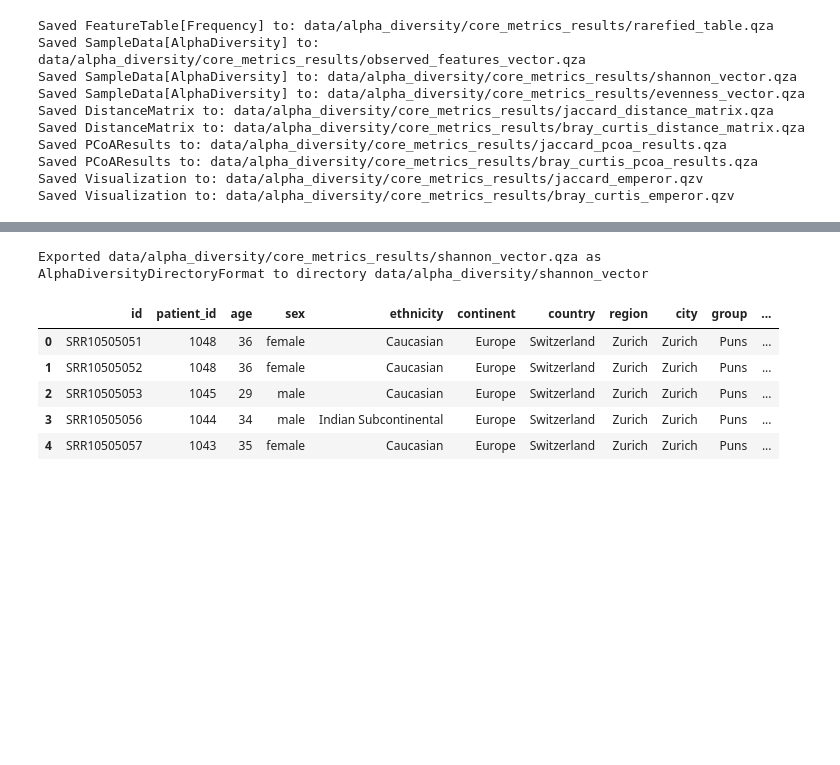
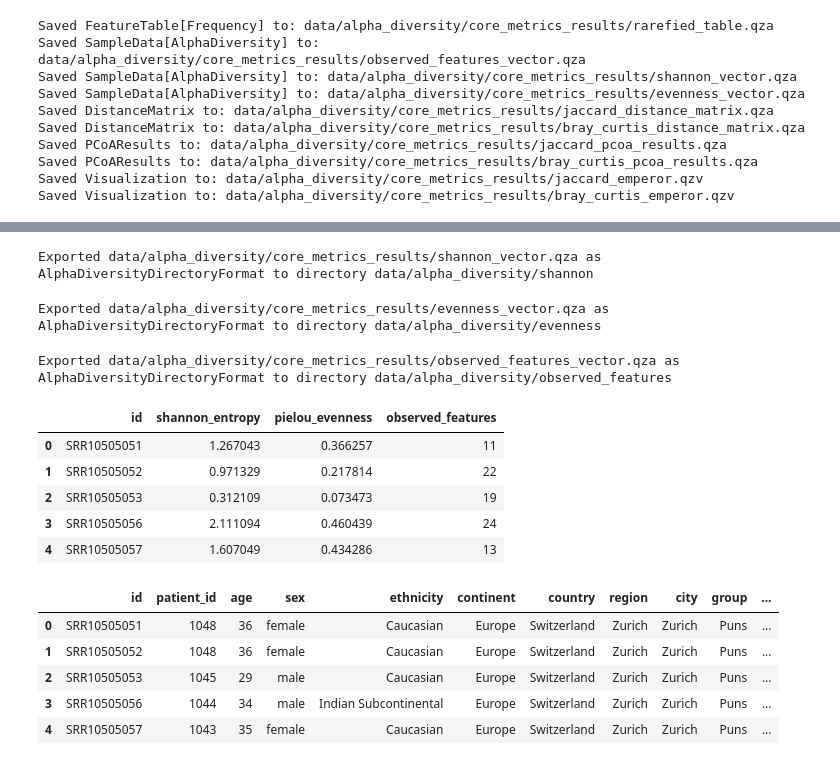
Before and after one commit to marie3003/pundemic, a Jupyter notebook: w5.2_alpha_diversity.ipynb, the cells around one changed output, grey strips where cells are left out. Saved outputs shown, nothing was run; the diff lists cells and outputs as text; code cells hidden in the pictures; blank space fills up the shorter version.

Commit message:
α diversity update

```diff
--- a/w5.2_alpha_diversity.ipynb
+++ b/w5.2_alpha_diversity.ipynb
@@ -72,11 +67,38 @@ Visualization.load(f"{data_dir_div}/core_metrics_results/shannon_vector.qzv")
 # %%
 ! qiime tools export \
   --input-path $data_dir_div/core_metrics_results/shannon_vector.qza \
-  --output-path $data_dir_div/shannon_vector
+  --output-path $data_dir_div/shannon
 # %% [output]
-Exported data/alpha_diversity/core_metrics_results/shannon_vector.qza as AlphaDiversityDirectoryFormat to directory data/alpha_diversity/shannon_vector
+Exported data/alpha_diversity/core_metrics_results/shannon_vector.qza as AlphaDiversityDirectoryFormat to directory data/alpha_diversity/shannon
+# %%
+! qiime tools export \
+  --input-path $data_dir_div/core_metrics_results/evenness_vector.qza \
+  --output-path $data_dir_div/evenness
+# %% [output]
+Exported data/alpha_diversity/core_metrics_results/evenness_vector.qza as AlphaDiversityDirectoryFormat to directory data/alpha_diversity/evenness
+# %%
+! qiime tools export \
+  --input-path $data_dir_div/core_metrics_results/observed_features_vector.qza \
+  --output-path $data_dir_div/observed_features
+# %% [output]
+Exported data/alpha_diversity/core_metrics_results/observed_features_vector.qza as AlphaDiversityDirectoryFormat to directory data/alpha_diversity/observed_features
 # %%
-shannon = pd.read_csv(f"{data_dir_div}/shannon_vector/alpha-diversity.tsv", sep='\t')
+shannon = pd.read_csv(f"{data_dir_div}/shannon/alpha-diversity.tsv", sep='\t')
+evenness = pd.read_csv(f"{data_dir_div}/evenness/alpha-diversity.tsv", sep='\t')
+observed_features = pd.read_csv(f"{data_dir_div}/observed_features/alpha-diversity.tsv", sep='\t')
 # %%
 shannon.rename(columns = {shannon.columns[0]: "id"}, inplace = True)
+evenness.rename(columns = {evenness.columns[0]: "id"}, inplace = True)
+observed_features.rename(columns = {observed_features.columns[0]: "id"}, inplace = True)
+# %%
+metrics = pd.merge(shannon, evenness, on = "id")
+metrics = pd.merge(metrics, observed_features, on = "id")
+metrics.head()
+# %% [output]
+|  | id | shannon_entropy | pielou_evenness | observed_features |
+| 0 | SRR10505051 | 1.267043 | 0.366257 | 11 |
+| 1 | SRR10505052 | 0.971329 | 0.217814 | 22 |
+| 2 | SRR10505053 | 0.312109 | 0.073473 | 19 |
+| 3 | SRR10505056 | 2.111094 | 0.460439 | 24 |
+| 4 | SRR10505057 | 1.607049 | 0.434286 | 13 |
 # %%
```
Also changed, not shown: parts of 44 cells of this notebook, 20 other files.
